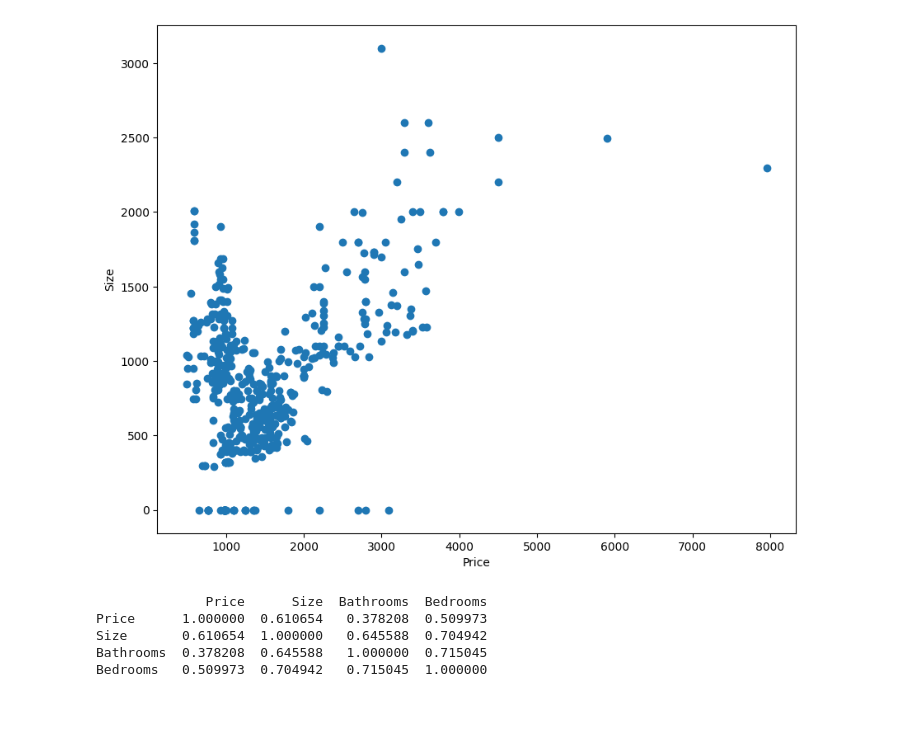
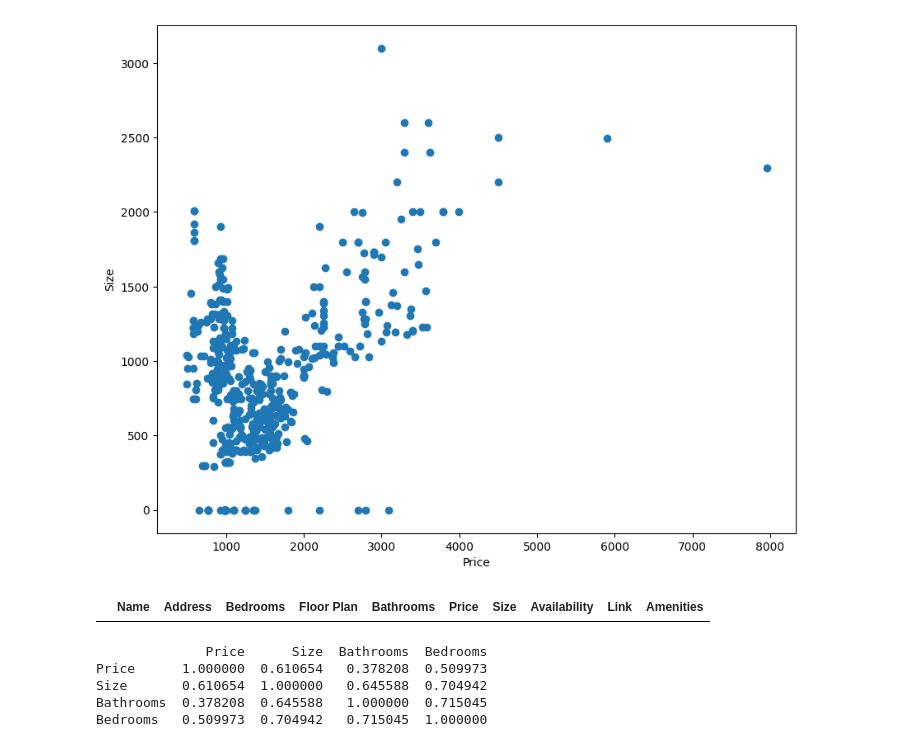
Before and after one commit to ma000694/Apartment-Finder, a Jupyter notebook: ML/ml.ipynb, the cells around one changed output. Drawn from its saved outputs; the diff is of its cells as text; code cells hidden in the pictures; blank space fills up the shorter version.

```diff
--- a/ML/ml.ipynb
+++ b/ML/ml.ipynb
@@ -86,3 +91,7 @@ df = df.dropna() #removing all none types
+# %%
+df
+# %% [output]
+|  | Name | Address | Bedrooms | Floor Plan | Bathrooms | Price | Size | Availability | Link | Amenities |
 # %%
 print(df[["Price", "Size", "Bathrooms", "Bedrooms"]].corr()) #correlation square
 # %% [output]
```
Also changed, not shown: parts of 6 cells of this notebook, 1 other file.
